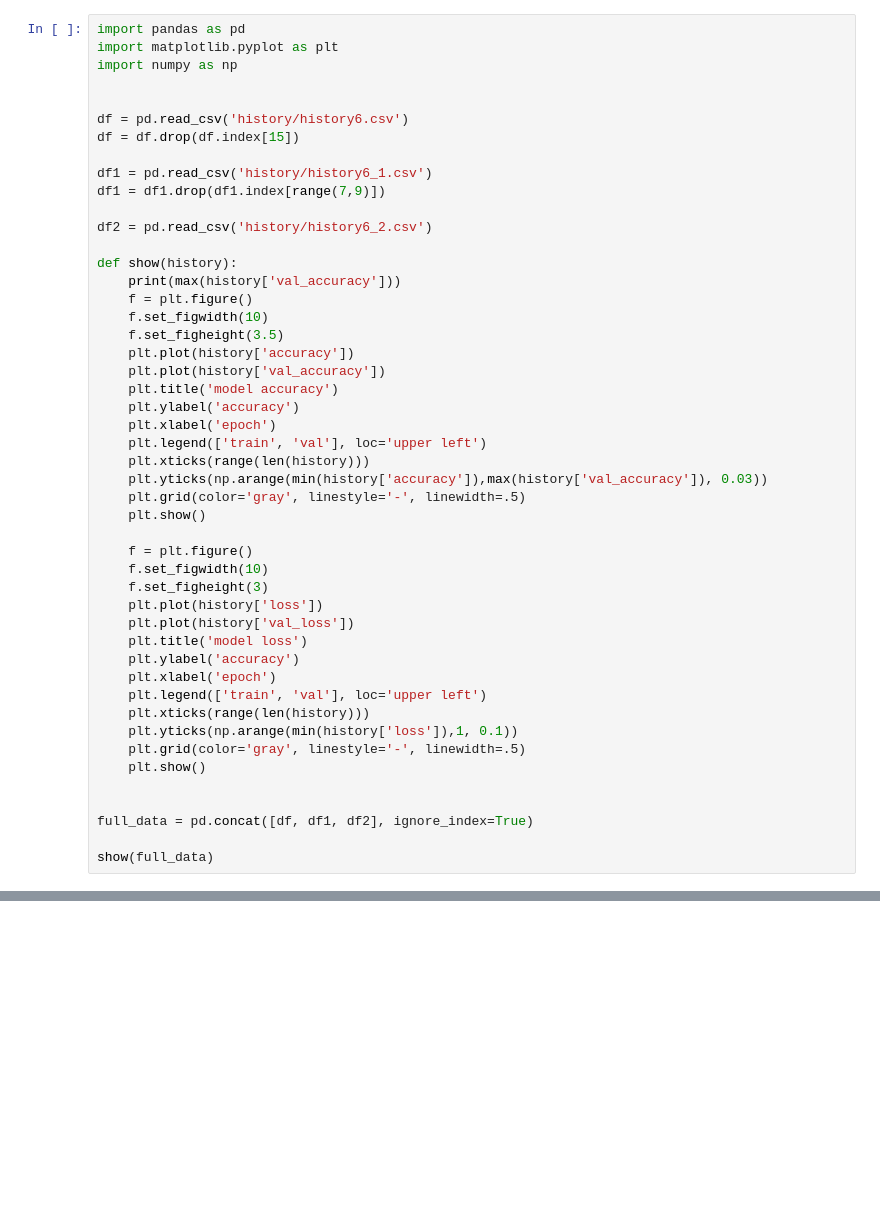
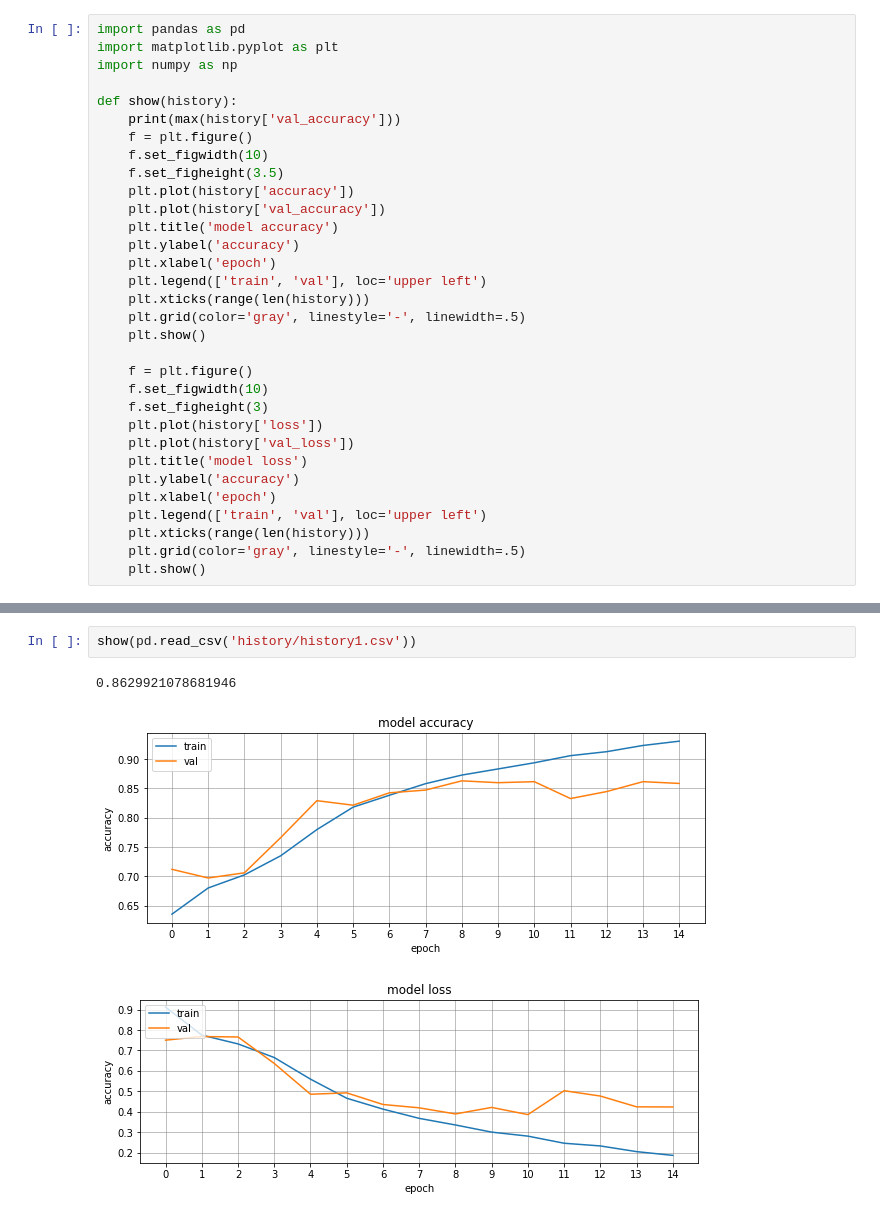
Before and after one commit to DiachukVlad/Praca-in-ynierska, a Jupyter notebook: program/show_history.ipynb, the cells around one changed output, grey strips where cells are left out. Drawn from its saved outputs; the diff is of its cells as text; blank space fills up the shorter version.

```diff
--- a/program/show_history.ipynb
+++ b/program/show_history.ipynb
@@ -2,15 +2,6 @@
 import pandas as pd
 import matplotlib.pyplot as plt
 import numpy as np
-
-
-df = pd.read_csv('history/history6.csv')
-df = df.drop(df.index[15])
-
-df1 = pd.read_csv('history/history6_1.csv')
-df1 = df1.drop(df1.index[range(7,9)])
-
-df2 = pd.read_csv('history/history6_2.csv')
 
 def show(history):
     print(max(history['val_accuracy']))
@@ -24,7 +15,6 @@ def show(history):
     plt.xlabel('epoch')
     plt.legend(['train', 'val'], loc='upper left')
     plt.xticks(range(len(history)))
-    plt.yticks(np.arange(min(history['accuracy']),max(history['val_accuracy']), 0.03))
     plt.grid(color='gray', linestyle='-', linewidth=.5)
     plt.show()
 
@@ -38,11 +28,5 @@ def show(history):
     plt.xlabel('epoch')
     plt.legend(['train', 'val'], loc='upper left')
     plt.xticks(range(len(history)))
-    plt.yticks(np.arange(min(history['loss']),1, 0.1))
     plt.grid(color='gray', linestyle='-', linewidth=.5)
     plt.show()
-
-
-full_data = pd.concat([df, df1, df2], ignore_index=True)
-
-show(full_data)
@@ -52,0 +49,6 @@ show(full_data)
+# %%
+show(pd.read_csv('history/history1.csv'))
+# %% [output]
+0.8629921078681946
+[figure, added]
+[figure, added]
```
Also changed, not shown: parts of 6 cells of this notebook, 33 other files.
